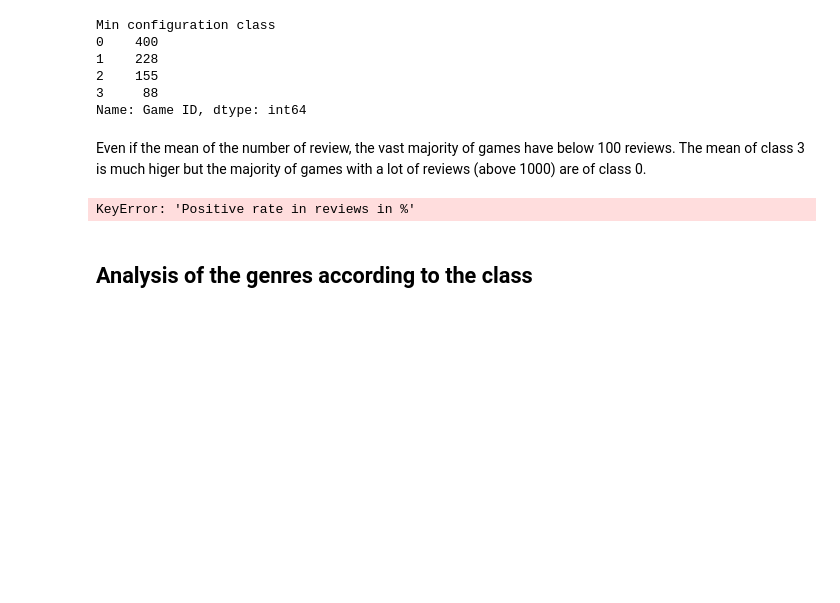
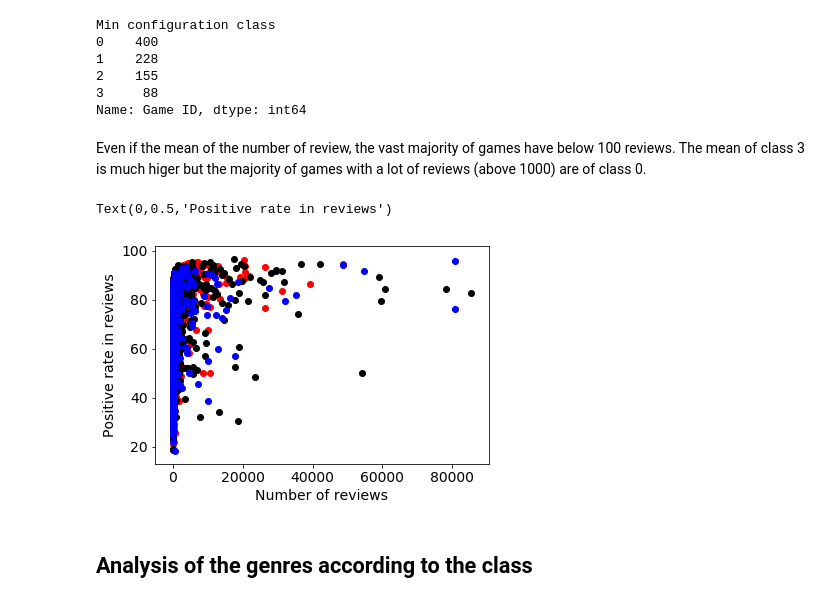
Before and after one commit to gregbellan/MODS203, a Jupyter notebook: Data_Analysis.ipynb, the cells around one changed output. Cells and saved outputs as stored; diff of their text form; code cells hidden in the pictures; blank space fills up the shorter version.

```diff
--- a/Data_Analysis.ipynb
+++ b/Data_Analysis.ipynb
@@ -206,15 +206,16 @@ Name: Game ID, dtype: int64
 # %% [markdown]
 Even if the mean of the number of review, the vast majority of games have below 100 reviews. The mean of class 3 is much higer but the majority of games with a lot of reviews (above 1000) are of class 0.
 # %%
-plt.scatter(df[df["Min configuration class"]==0]['Number of reviews'], df[df["Min configuration class"]==0]['Positive rate in reviews in %'], color = "red")
-plt.scatter(df[df["Min configuration class"]==1]['Number of reviews'], df[df["Min configuration class"]==1]['Positive rate in reviews in %'], color = "black")
-plt.scatter(df[df["Min configuration class"]==2]['Number of reviews'], df[df["Min configuration class"]==2]['Positive rate in reviews in %'], color = "black")
-plt.scatter(df[df["Min configuration class"]==3]['Number of reviews'], df[df["Min configuration class"]==3]['Positive rate in reviews in %'], color = "blue")
+plt.scatter(df[df["Min configuration class"]==0]['Number of reviews'], df[df["Min configuration class"]==0]['SteamDB score in %'], color = "red")
+plt.scatter(df[df["Min configuration class"]==1]['Number of reviews'], df[df["Min configuration class"]==1]['SteamDB score in %'], color = "black")
+plt.scatter(df[df["Min configuration class"]==2]['Number of reviews'], df[df["Min configuration class"]==2]['SteamDB score in %'], color = "black")
+plt.scatter(df[df["Min configuration class"]==3]['Number of reviews'], df[df["Min configuration class"]==3]['SteamDB score in %'], color = "blue")
 
 plt.xlabel("Number of reviews")
 plt.ylabel("Positive rate in reviews")
 # %% [output]
-KeyError: 'Positive rate in reviews in %'
+Text(0,0.5,'Positive rate in reviews')
+[figure, added]
 # %% [markdown]
 ## Analysis of the genres according to the class
 # %%
```
Also changed, not shown: parts of 12 cells of this notebook, 1 other file.
